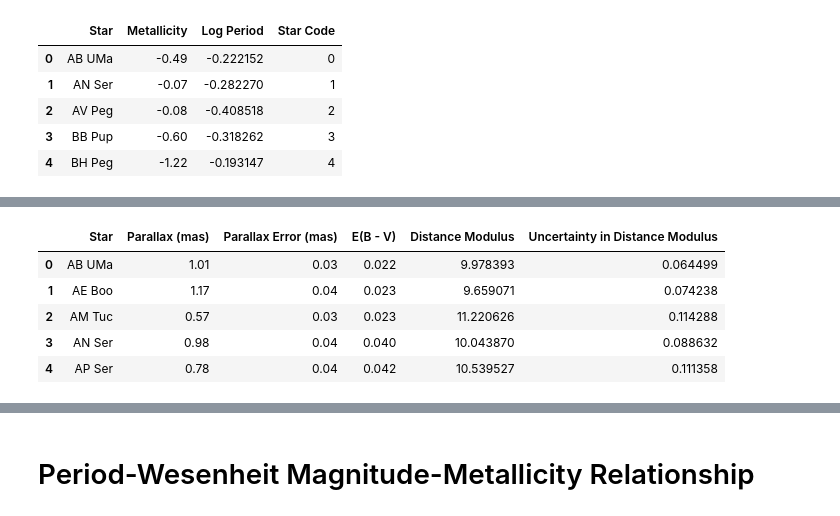
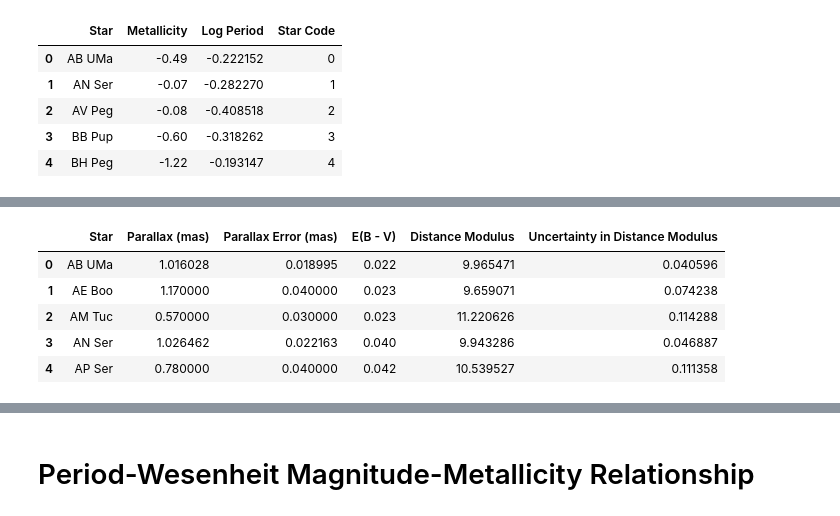
Before and after one commit to pranav-nagarajan/Variable-Stars, a Jupyter notebook: Data Analysis for Variable Stars.ipynb, the cells around one changed output, grey strips where cells are left out. Drawn from its saved outputs; the diff is of its cells as text; code cells hidden in the pictures.

```diff
--- a/Data Analysis for Variable Stars.ipynb
+++ b/Data Analysis for Variable Stars.ipynb
@@ -1267,3 +1265,6 @@ memory usage: 1.2+ KB
 | 2 | AV Peg | -0.08 | -0.408518 | 2 |
 | 3 | BB Pup | -0.60 | -0.318262 | 3 |
 | 4 | BH Peg | -1.22 | -0.193147 | 4 |
+# %%
+mw_dr3 = pd.read_csv('Milky Way/milky_way_rrab.csv')
+mw_dr3.head()
@@ -1270,18 +1278,24 @@ memory usage: 1.2+ KB
 # %%
 mw_parallaxes = pd.read_csv('Milky Way/field_parallax.csv')
+
+for ind, row in mw_dr3.iterrows():
+    if row['Star'] in mw_parallaxes['Star'].unique():
+        dr3_filt = (mw_parallaxes['Star'] == row['Star'])
+        mw_parallaxes.loc[dr3_filt, 'Parallax (mas)'] = row['Gaia DR3 Parallax']
+        mw_parallaxes.loc[dr3_filt, 'Parallax Error (mas)'] = row['Gaia DR3 Parallax Error']
 
 mw_parallaxes['Distance Modulus'] = 5 * np.log10(100 / mw_parallaxes['Parallax (mas)'])
 mw_parallaxes['Uncertainty in Distance Modulus'] = ((5 / np.log(10)) *
                                                     (mw_parallaxes['Parallax Error (mas)'] / mw_parallaxes['Parallax (mas)']))
 
 mw_parallaxes.head()
 # %% [output]
 |  | Star | Parallax (mas) | Parallax Error (mas) | E(B - V) | Distance Modulus | Uncertainty in Distance Modulus |
-| 0 | AB UMa | 1.01 | 0.03 | 0.022 | 9.978393 | 0.064499 |
-| 1 | AE Boo | 1.17 | 0.04 | 0.023 | 9.659071 | 0.074238 |
-| 2 | AM Tuc | 0.57 | 0.03 | 0.023 | 11.220626 | 0.114288 |
-| 3 | AN Ser | 0.98 | 0.04 | 0.040 | 10.043870 | 0.088632 |
-| 4 | AP Ser | 0.78 | 0.04 | 0.042 | 10.539527 | 0.111358 |
+| 0 | AB UMa | 1.016028 | 0.018995 | 0.022 | 9.965471 | 0.040596 |
+| 1 | AE Boo | 1.170000 | 0.040000 | 0.023 | 9.659071 | 0.074238 |
+| 2 | AM Tuc | 0.570000 | 0.030000 | 0.023 | 11.220626 | 0.114288 |
+| 3 | AN Ser | 1.026462 | 0.022163 | 0.040 | 9.943286 | 0.046887 |
+| 4 | AP Ser | 0.780000 | 0.040000 | 0.042 | 10.539527 | 0.111358 |
 # %%
 def conv_to_abs_V(app):
     return app - mw_parallaxes['Distance Modulus'] - 3.128 * mw_parallaxes['E(B - V)']
```
Also changed, not shown: parts of 7 cells of this notebook, 5 other files.
